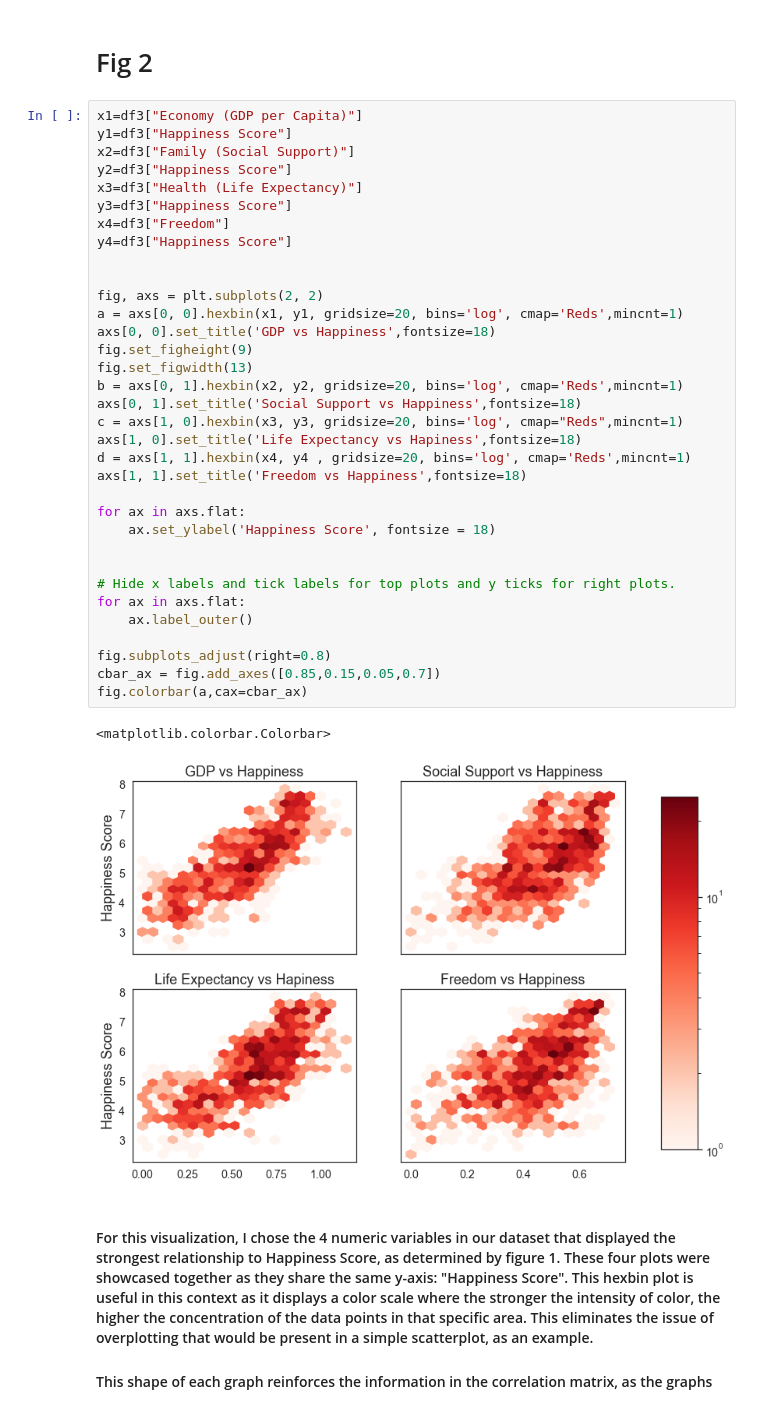
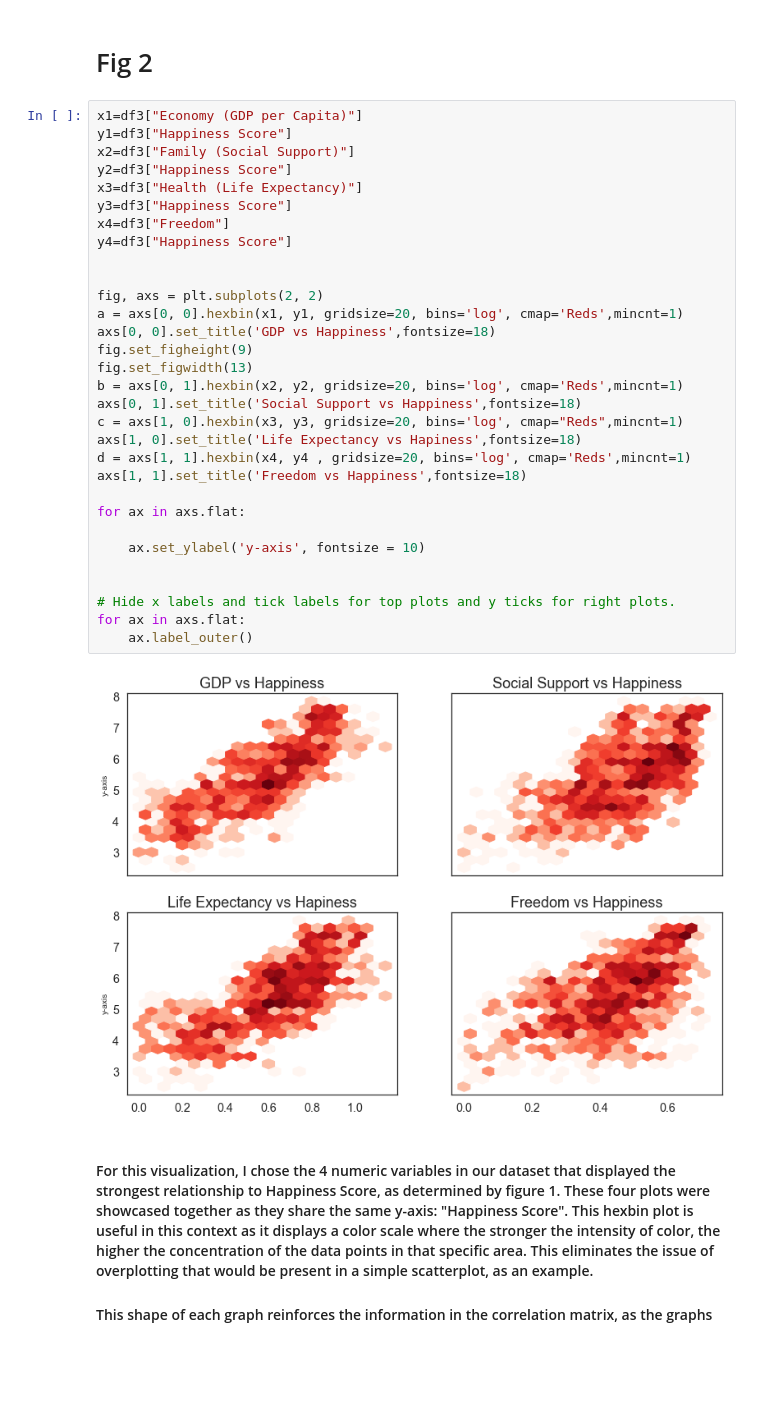
Before and after one commit to ubco-W2022T1-cosc301/project-group47, a Jupyter notebook: notebooks/analysis1.ipynb, the cells around one changed output. Cells and saved outputs as stored; diff of their text form; blank space fills up the shorter version.

```diff
--- a/notebooks/analysis1.ipynb
+++ b/notebooks/analysis1.ipynb
@@ -251,40 +251,36 @@ df2.to_csv('../data/processed/world_happiness_report_processed_Notebook1.csv')
 # %%
 x1=df3["Economy (GDP per Capita)"]
 y1=df3["Happiness Score"]
 x2=df3["Family (Social Support)"]
 y2=df3["Happiness Score"]
 x3=df3["Health (Life Expectancy)"]
 y3=df3["Happiness Score"]
 x4=df3["Freedom"]
 y4=df3["Happiness Score"]
 
 
 fig, axs = plt.subplots(2, 2)
 a = axs[0, 0].hexbin(x1, y1, gridsize=20, bins='log', cmap='Reds',mincnt=1)
 axs[0, 0].set_title('GDP vs Happiness',fontsize=18)
 fig.set_figheight(9)
 fig.set_figwidth(13)
 b = axs[0, 1].hexbin(x2, y2, gridsize=20, bins='log', cmap='Reds',mincnt=1)
 axs[0, 1].set_title('Social Support vs Happiness',fontsize=18)
 c = axs[1, 0].hexbin(x3, y3, gridsize=20, bins='log', cmap="Reds",mincnt=1)
 axs[1, 0].set_title('Life Expectancy vs Hapiness',fontsize=18)
 d = axs[1, 1].hexbin(x4, y4 , gridsize=20, bins='log', cmap='Reds',mincnt=1)
 axs[1, 1].set_title('Freedom vs Happiness',fontsize=18)
 
 for ax in axs.flat:
-    ax.set_ylabel('Happiness Score', fontsize = 18)
+
+    ax.set_ylabel('y-axis', fontsize = 10)
 
 
 # Hide x labels and tick labels for top plots and y ticks for right plots.
 for ax in axs.flat:
     ax.label_outer()
-
-fig.subplots_adjust(right=0.8)
-cbar_ax = fig.add_axes([0.85,0.15,0.05,0.7])
-fig.colorbar(a,cax=cbar_ax)
 # %% [output]
-<matplotlib.colorbar.Colorbar>
-[figure, old version]
+[figure, new version]
 # %% [markdown]
 #### For this visualization, I chose the 4 numeric variables in our dataset that displayed the strongest relationship to Happiness Score, as determined by figure 1. These four plots were showcased together as they share the same y-axis: "Happiness Score". This hexbin plot is useful in this context as it displays a color scale where the stronger the intensity of color, the higher the concentration of the data points in that specific area.  This eliminates the issue of overplotting that would be present in a simple scatterplot, as an example.
 #### This shape of each graph reinforces the information in the correlation matrix, as the graphs showcasing the relationship between GDP and Happiness and the relationships between Life Expectancy and Happiness display the strongest linear positive correlation with the fewest outliers.
```
Also changed, not shown: parts of 1 cell of this notebook.
